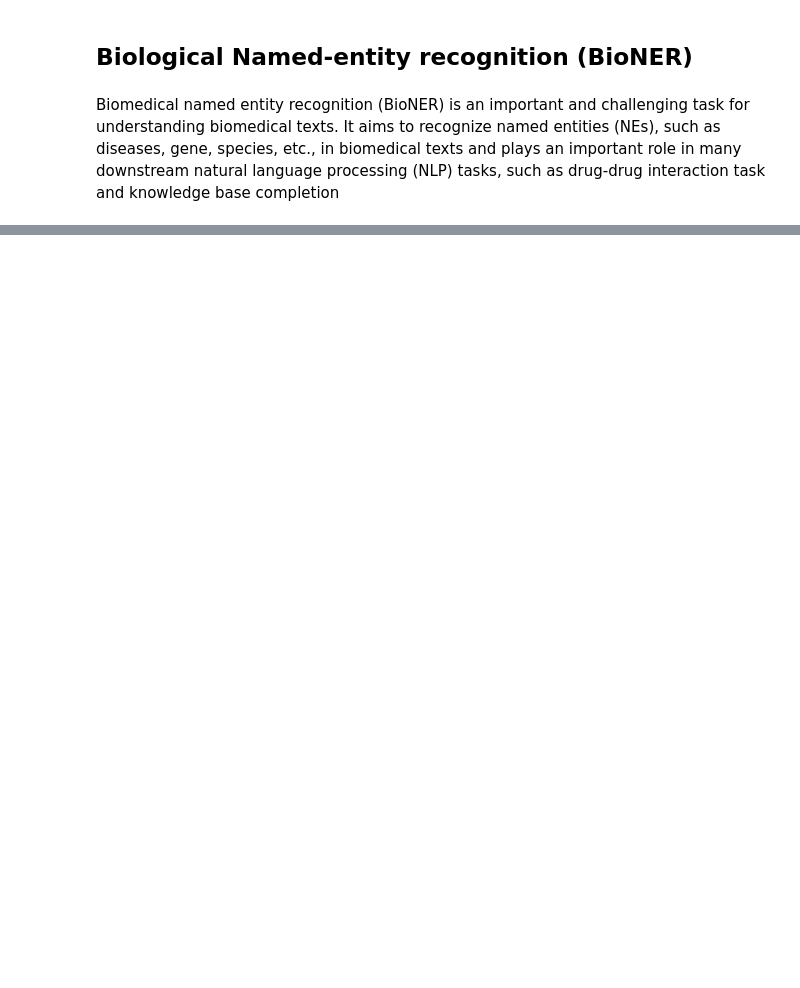
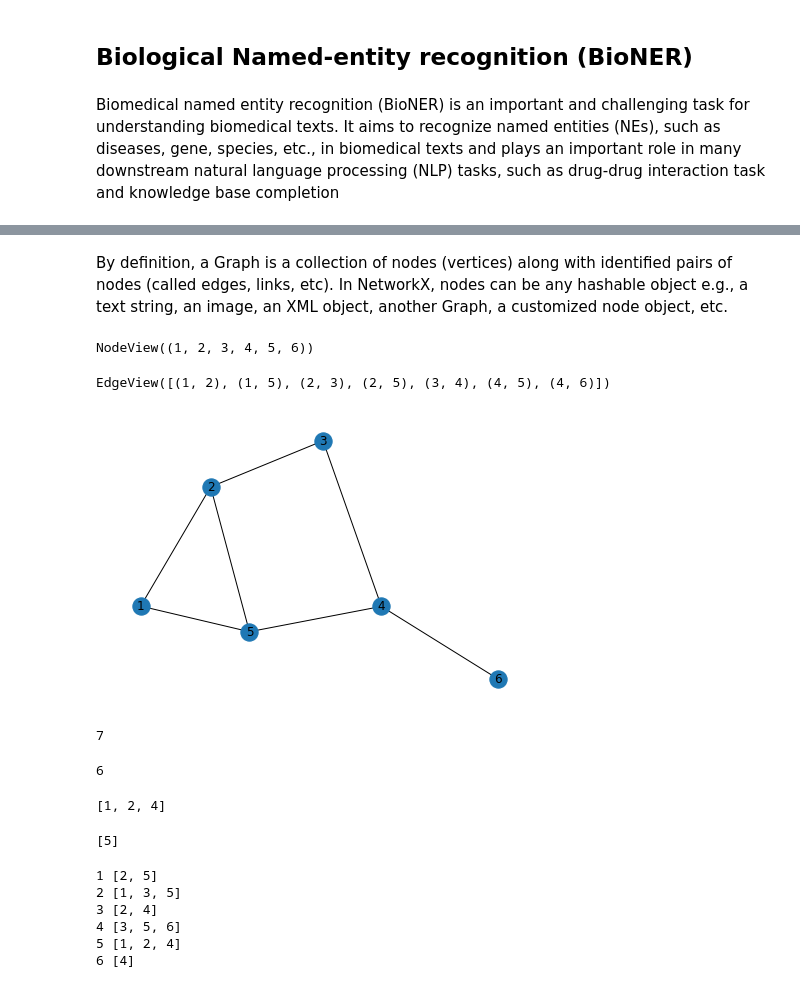
Before and after one commit to akshayonly/BioNER-MeSH-Net-Graph, a Jupyter notebook: mesh_vs_ner_pubmed_abstract.ipynb, the cells around one changed output, grey strips where cells are left out. Drawn from its saved outputs; the diff is of its cells as text; code cells hidden in the pictures; blank space fills up the shorter version.

```diff
--- a/mesh_vs_ner_pubmed_abstract.ipynb
+++ b/mesh_vs_ner_pubmed_abstract.ipynb
@@ -164,0 +170,2 @@ nlp = spacy.load("en_ner_bc5cdr_md")
+# %%
+G.add_node(1)
@@ -164,0 +174,51 @@ nlp = spacy.load("en_ner_bc5cdr_md")
+# %%
+G.add_nodes_from([2, 3, 4, 5, 6])
+# %% [markdown]
+By definition, a Graph is a collection of nodes (vertices) along with identified pairs of nodes (called edges, links, etc). In NetworkX, nodes can be any hashable object e.g., a text string, an image, an XML object, another Graph, a customized node object, etc.
+# %%
+G.add_edge(1, 2)
+# %%
+edges_list = [(1, 5), (2, 3), (2, 5), (3, 4), (4, 5), (4, 6)]
+
+G.add_edges_from(edges_list)
+# %%
+G.nodes()
+# %% [output]
+NodeView((1, 2, 3, 4, 5, 6))
+# %%
+G.edges()
+# %% [output]
+EdgeView([(1, 2), (1, 5), (2, 3), (2, 5), (3, 4), (4, 5), (4, 6)])
+# %%
+import matplotlib.pyplot as plt
+
+nx.draw(G, with_labels=True)
+plt.show()
+# %% [output]
+[figure, added]
+# %%
+G.number_of_edges()
+# %% [output]
+7
+# %%
+G.number_of_nodes()
+# %% [output]
+6
+# %%
+list(G.neighbors(5))
+# %% [output]
+[1, 2, 4]
+# %%
+sorted(nx.common_neighbors(G, 1, 4))
+# %% [output]
+[5]
+# %%
+for node in G.nodes:
+    print(node, list(G.neighbors(node)))
+# %% [output]
+1 [2, 5]
+2 [1, 3, 5]
+3 [2, 4]
+4 [3, 5, 6]
+5 [1, 2, 4]
+6 [4]
```
Also changed, not shown: parts of 22 cells of this notebook.
